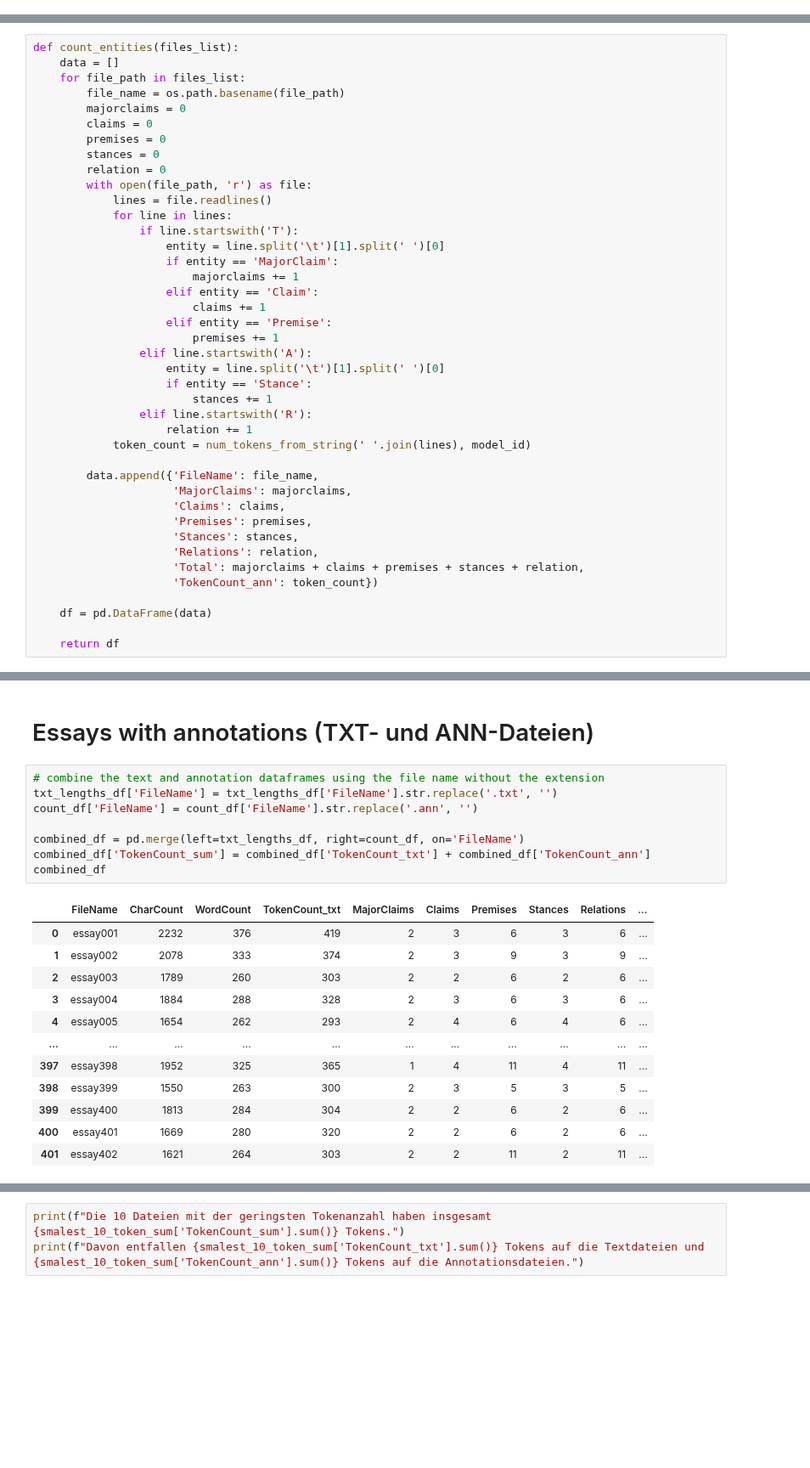
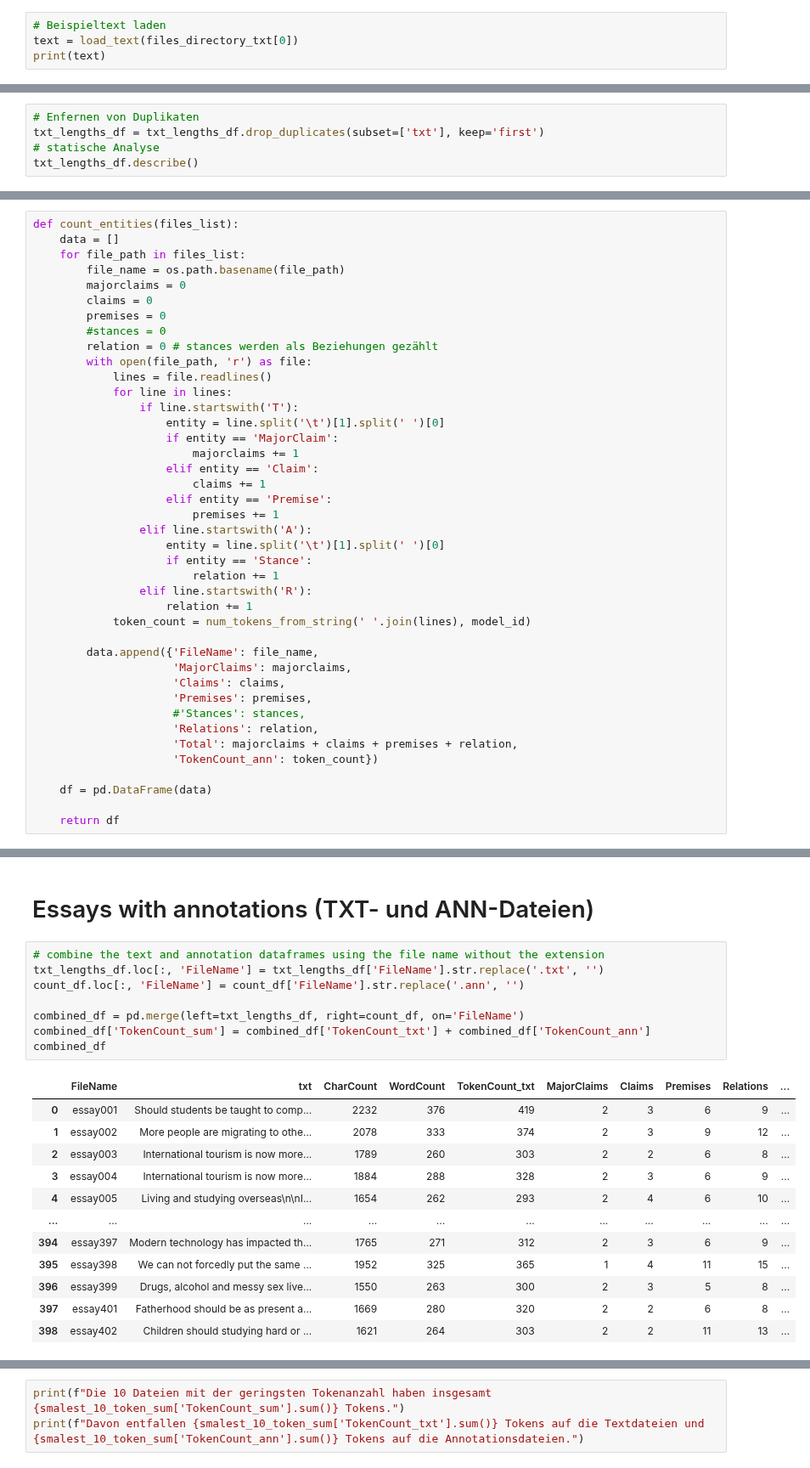
Before and after one commit to BF-DS/argument-mining, a Jupyter notebook: 1.EDA.ipynb, the cells around one changed output, grey strips where cells are left out. Shown at 85% size. Saved outputs shown, nothing was run; the diff lists cells and outputs as text; blank space fills up the shorter version.

```diff
--- a/1.EDA.ipynb
+++ b/1.EDA.ipynb
@@ -53,3 +53,7 @@ print(len(files_directory_json))
 402
 # %% [markdown]
 # Analyse der Essays (TXT-Dateien)
+# %%
+# Beispieltext laden
+text = load_text(files_directory_txt[0])
+print(text)
@@ -169,0 +125,5 @@ Files:
+# %%
+# Enfernen von Duplikaten
+txt_lengths_df = txt_lengths_df.drop_duplicates(subset=['txt'], keep='first')
+# statische Analyse
+txt_lengths_df.describe()
@@ -261,8 +269,8 @@ def count_entities(files_list):
         majorclaims = 0
         claims = 0
         premises = 0
-        stances = 0
-        relation = 0
+        #stances = 0
+        relation = 0 # stances werden als Beziehungen gezählt
         with open(file_path, 'r') as file:
             lines = file.readlines()
             for line in lines:
@@ -277,7 +285,7 @@ def count_entities(files_list):
                 elif line.startswith('A'):
                     entity = line.split('\t')[1].split(' ')[0]
                     if entity == 'Stance':
-                        stances += 1
+                        relation += 1
                 elif line.startswith('R'):
                     relation += 1
             token_count = num_tokens_from_string(' '.join(lines), model_id)
@@ -286,9 +294,9 @@ def count_entities(files_list):
                      'MajorClaims': majorclaims,
                      'Claims': claims,
                      'Premises': premises,
-                     'Stances': stances,
+                     #'Stances': stances,
                      'Relations': relation,
-                     'Total': majorclaims + claims + premises + stances + relation,
+                     'Total': majorclaims + claims + premises + relation,
                      'TokenCount_ann': token_count})
 
     df = pd.DataFrame(data)
@@ -400,22 +399,22 @@ plt.legend()
 # Essays with annotations (TXT- und ANN-Dateien)
 # %%
 # combine the text and annotation dataframes using the file name without the extension
-txt_lengths_df['FileName'] = txt_lengths_df['FileName'].str.replace('.txt', '')
-count_df['FileName'] = count_df['FileName'].str.replace('.ann', '')
+txt_lengths_df.loc[:, 'FileName'] = txt_lengths_df['FileName'].str.replace('.txt', '')
+count_df.loc[:, 'FileName'] = count_df['FileName'].str.replace('.ann', '')
 
 combined_df = pd.merge(left=txt_lengths_df, right=count_df, on='FileName')
 combined_df['TokenCount_sum'] = combined_df['TokenCount_txt'] + combined_df['TokenCount_ann']
 combined_df
 # %% [output]
-|  | FileName | CharCount | WordCount | TokenCount_txt | MajorClaims | Claims | Premises | Stances | Relations | ... |
-| 0 | essay001 | 2232 | 376 | 419 | 2 | 3 | 6 | 3 | 6 | ... |
-| 1 | essay002 | 2078 | 333 | 374 | 2 | 3 | 9 | 3 | 9 | ... |
-| 2 | essay003 | 1789 | 260 | 303 | 2 | 2 | 6 | 2 | 6 | ... |
-| 3 | essay004 | 1884 | 288 | 328 | 2 | 3 | 6 | 3 | 6 | ... |
-| 4 | essay005 | 1654 | 262 | 293 | 2 | 4 | 6 | 4 | 6 | ... |
+|  | FileName | txt | CharCount | WordCount | TokenCount_txt | MajorClaims | Claims | Premises | Relations | ... |
+| 0 | essay001 | Should students be taught to comp... | 2232 | 376 | 419 | 2 | 3 | 6 | 9 | ... |
+| 1 | essay002 | More people are migrating to othe... | 2078 | 333 | 374 | 2 | 3 | 9 | 12 | ... |
+| 2 | essay003 | International tourism is now more... | 1789 | 260 | 303 | 2 | 2 | 6 | 8 | ... |
+| 3 | essay004 | International tourism is now more... | 1884 | 288 | 328 | 2 | 3 | 6 | 9 | ... |
+| 4 | essay005 | Living and studying overseas\n\nI... | 1654 | 262 | 293 | 2 | 4 | 6 | 10 | ... |
 | ... | ... | ... | ... | ... | ... | ... | ... | ... | ... | ... |
-| 397 | essay398 | 1952 | 325 | 365 | 1 | 4 | 11 | 4 | 11 | ... |
-| 398 | essay399 | 1550 | 263 | 300 | 2 | 3 | 5 | 3 | 5 | ... |
-| 399 | essay400 | 1813 | 284 | 304 | 2 | 2 | 6 | 2 | 6 | ... |
-| 400 | essay401 | 1669 | 280 | 320 | 2 | 2 | 6 | 2 | 6 | ... |
-| 401 | essay402 | 1621 | 264 | 303 | 2 | 2 | 11 | 2 | 11 | ... |
+| 394 | essay397 | Modern technology has impacted th... | 1765 | 271 | 312 | 2 | 3 | 6 | 9 | ... |
+| 395 | essay398 | We can not forcedly put the same ... | 1952 | 325 | 365 | 1 | 4 | 11 | 15 | ... |
+| 396 | essay399 | Drugs, alcohol and messy sex live... | 1550 | 263 | 300 | 2 | 3 | 5 | 8 | ... |
+| 397 | essay401 | Fatherhood should be as present a... | 1669 | 280 | 320 | 2 | 2 | 6 | 8 | ... |
+| 398 | essay402 | Children should studying hard or ... | 1621 | 264 | 303 | 2 | 2 | 11 | 13 | ... |
```
Also changed, not shown: parts of 17 cells of this notebook.
